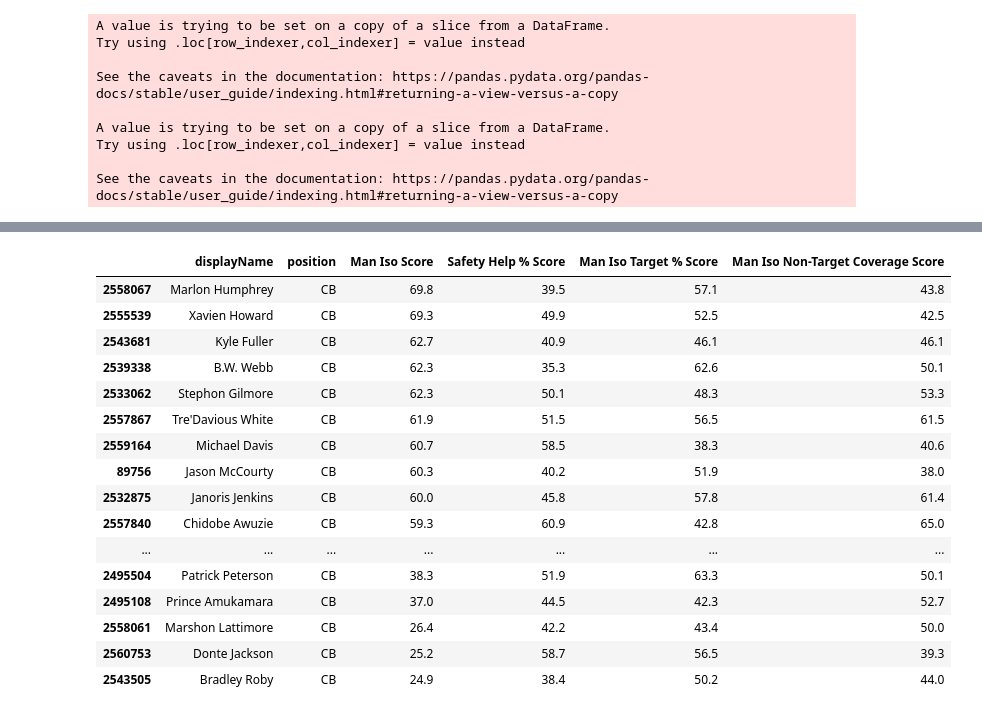
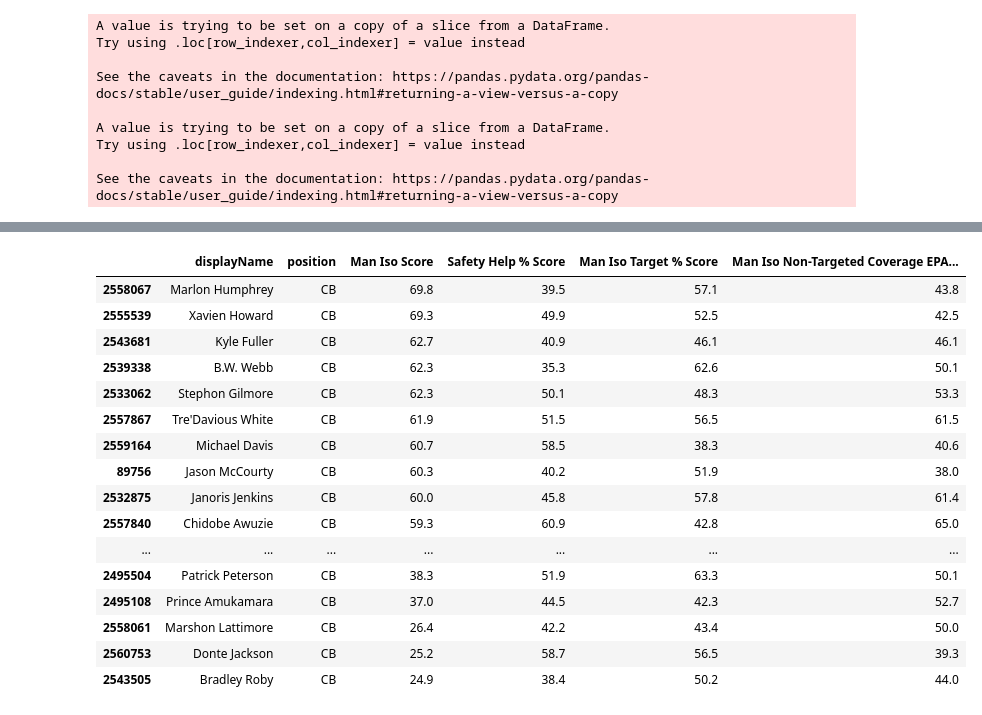
Before and after one commit to jhowenstein/nfl-big-data, a Jupyter notebook: notebooks/analysis/CB - Man Coverage Performance Evaluation.ipynb, the cells around one changed output, grey strips where cells are left out. Saved outputs shown, nothing was run; the diff lists cells and outputs as text; code cells hidden in the pictures.

```diff
--- a/notebooks/analysis/CB - Man Coverage Performance Evaluation.ipynb
+++ b/notebooks/analysis/CB - Man Coverage Performance Evaluation.ipynb
@@ -281,4 +293,4 @@ man_df[['displayName','position','Man Coverage Score','Man Target % Score','Safe
 # %%
-man_iso_df = man_df[man_df['man'] > 100].sort_values('Man Iso Score',ascending=False)
+man_iso_df = man_df[man_df['man'] > 100]
 # %%
 score(man_iso_df, 'man-iso delta epa rate', 'Man Iso Score')
@@ -291,2 +318,2 @@ score(man_iso_df, 'non targets epa - iso', 'Man Iso Non-Target Coverage Score',
 # %%
-man_iso_df.sort_values('Man Iso Score',ascending=False)
+man_iso_df = man_iso_df.sort_values('Man Iso Score',ascending=False)
@@ -312,20 +320,22 @@ man_iso_df.sort_values('Man Iso Score',ascending=False)
 # %%
-man_iso_df[['displayName','position','Man Iso Score','Safety Help % Score','Man Iso Target % Score','Man Iso Non-Target Coverage Score']]
+display_man_iso_df = man_iso_df[['displayName','position','Man Iso Score','Safety Help % Score','Man Iso Target % Score','Man Iso Non-Targeted Coverage EPA Score']]
-# %% [output]
-|  | displayName | position | Man Iso Score | Safety Help % Score | Man Iso Target % Score | Man Iso Non-Target Coverage Score |
-| 2558067 | Marlon Humphrey | CB | 69.8 | 39.5 | 57.1 | 43.8 |
-| 2555539 | Xavien Howard | CB | 69.3 | 49.9 | 52.5 | 42.5 |
-| 2543681 | Kyle Fuller | CB | 62.7 | 40.9 | 46.1 | 46.1 |
-| 2539338 | B.W. Webb | CB | 62.3 | 35.3 | 62.6 | 50.1 |
-| 2533062 | Stephon Gilmore | CB | 62.3 | 50.1 | 48.3 | 53.3 |
-| 2557867 | Tre'Davious White | CB | 61.9 | 51.5 | 56.5 | 61.5 |
-| 2559164 | Michael Davis | CB | 60.7 | 58.5 | 38.3 | 40.6 |
-| 89756 | Jason McCourty | CB | 60.3 | 40.2 | 51.9 | 38.0 |
-| 2532875 | Janoris Jenkins | CB | 60.0 | 45.8 | 57.8 | 61.4 |
-| 2557840 | Chidobe Awuzie | CB | 59.3 | 60.9 | 42.8 | 65.0 |
-| ... | ... | ... | ... | ... | ... | ... |
-| 2495504 | Patrick Peterson | CB | 38.3 | 51.9 | 63.3 | 50.1 |
-| 2495108 | Prince Amukamara | CB | 37.0 | 44.5 | 42.3 | 52.7 |
-| 2558061 | Marshon Lattimore | CB | 26.4 | 42.2 | 43.4 | 50.0 |
-| 2560753 | Donte Jackson | CB | 25.2 | 58.7 | 56.5 | 39.3 |
-| 2543505 | Bradley Roby | CB | 24.9 | 38.4 | 50.2 | 44.0 |
+# %%
+display_man_iso_df
+# %% [output]
+|  | displayName | position | Man Iso Score | Safety Help % Score | Man Iso Target % Score | Man Iso Non-Targeted Coverage EPA... |
+| 2558067 | Marlon Humphrey | CB | 69.8 | 39.5 | 57.1 | 43.8 |
+| 2555539 | Xavien Howard | CB | 69.3 | 49.9 | 52.5 | 42.5 |
+| 2543681 | Kyle Fuller | CB | 62.7 | 40.9 | 46.1 | 46.1 |
+| 2539338 | B.W. Webb | CB | 62.3 | 35.3 | 62.6 | 50.1 |
+| 2533062 | Stephon Gilmore | CB | 62.3 | 50.1 | 48.3 | 53.3 |
+| 2557867 | Tre'Davious White | CB | 61.9 | 51.5 | 56.5 | 61.5 |
+| 2559164 | Michael Davis | CB | 60.7 | 58.5 | 38.3 | 40.6 |
+| 89756 | Jason McCourty | CB | 60.3 | 40.2 | 51.9 | 38.0 |
+| 2532875 | Janoris Jenkins | CB | 60.0 | 45.8 | 57.8 | 61.4 |
+| 2557840 | Chidobe Awuzie | CB | 59.3 | 60.9 | 42.8 | 65.0 |
+| ... | ... | ... | ... | ... | ... | ... |
+| 2495504 | Patrick Peterson | CB | 38.3 | 51.9 | 63.3 | 50.1 |
+| 2495108 | Prince Amukamara | CB | 37.0 | 44.5 | 42.3 | 52.7 |
+| 2558061 | Marshon Lattimore | CB | 26.4 | 42.2 | 43.4 | 50.0 |
+| 2560753 | Donte Jackson | CB | 25.2 | 58.7 | 56.5 | 39.3 |
+| 2543505 | Bradley Roby | CB | 24.9 | 38.4 | 50.2 | 44.0 |
```
Also changed, not shown: parts of 12 cells of this notebook, 9 other files.
